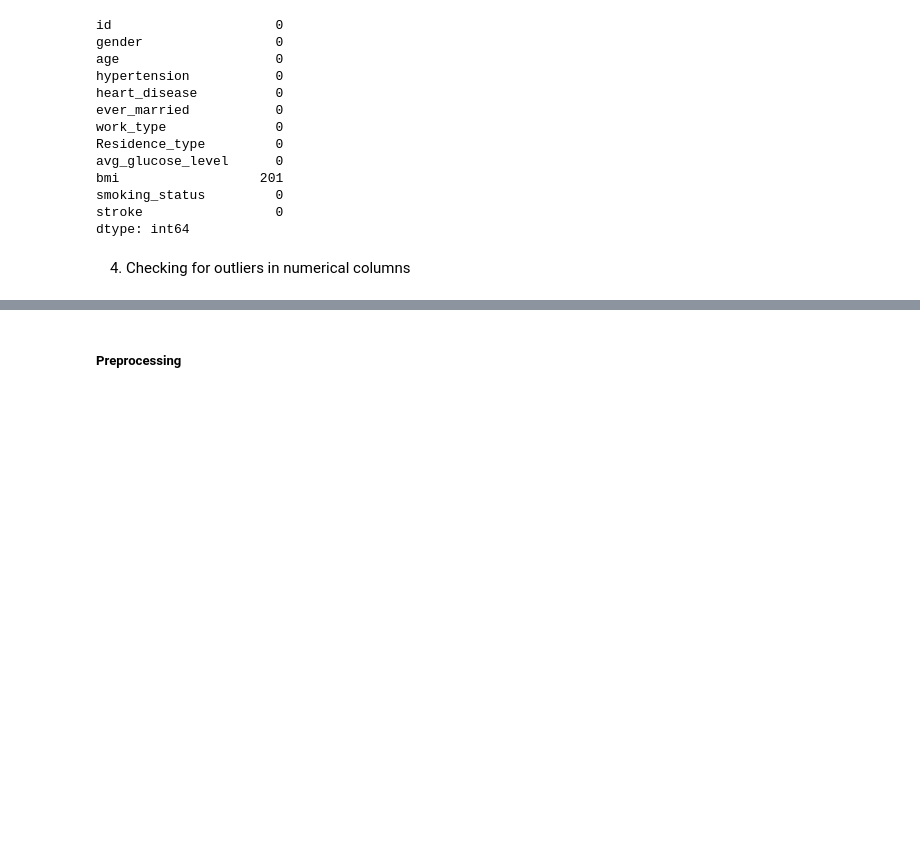
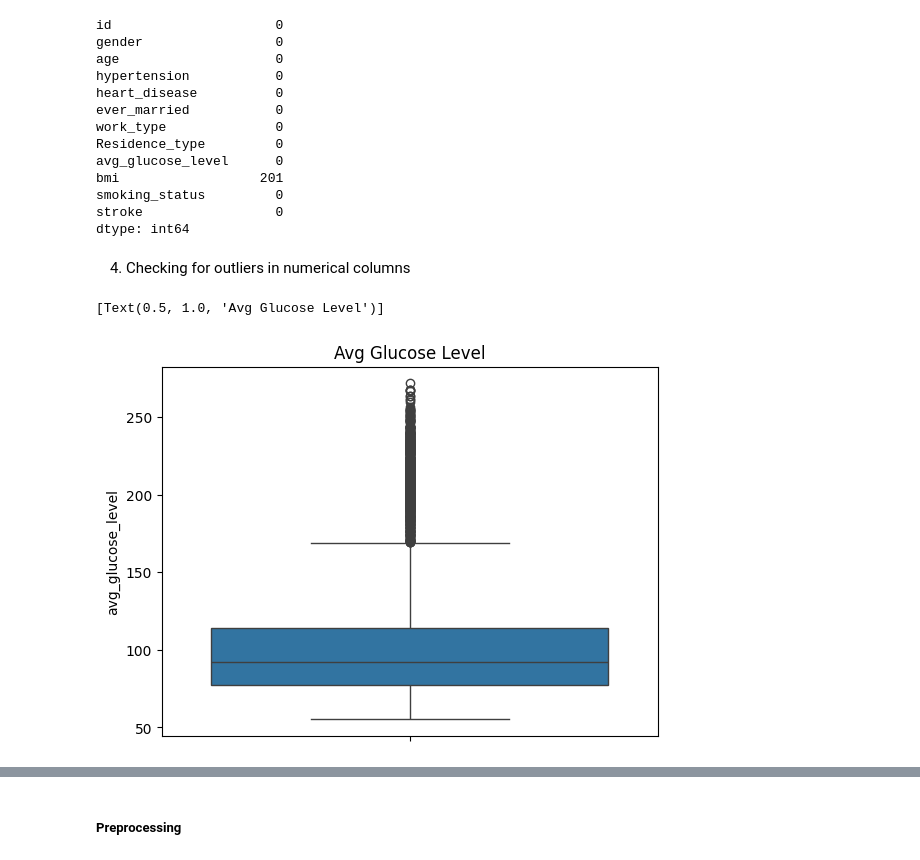
Before and after one commit to IbrahimHaroon03/strokePredictionTool, a Jupyter notebook: strokePrediction.ipynb, the cells around one changed output, grey strips where cells are left out. Cells and saved outputs as stored; diff of their text form; code cells hidden in the pictures; blank space fills up the shorter version.

```diff
--- a/strokePrediction.ipynb
+++ b/strokePrediction.ipynb
@@ -49,5 +58,8 @@ dtype: int64
 # %% [markdown]
 4. Checking for outliers in numerical columns
 # %%
-sns.boxplot(data=dataset['avg_glucose_level'], orient='h').set(title="Avg Glucose Level")
+sns.boxplot(data=dataset['avg_glucose_level']).set(title="Avg Glucose Level")
+# %% [output]
+[Text(0.5, 1.0, 'Avg Glucose Level')]
+[figure, added]
 # %%
```
Also changed, not shown: parts of 9 cells of this notebook.
